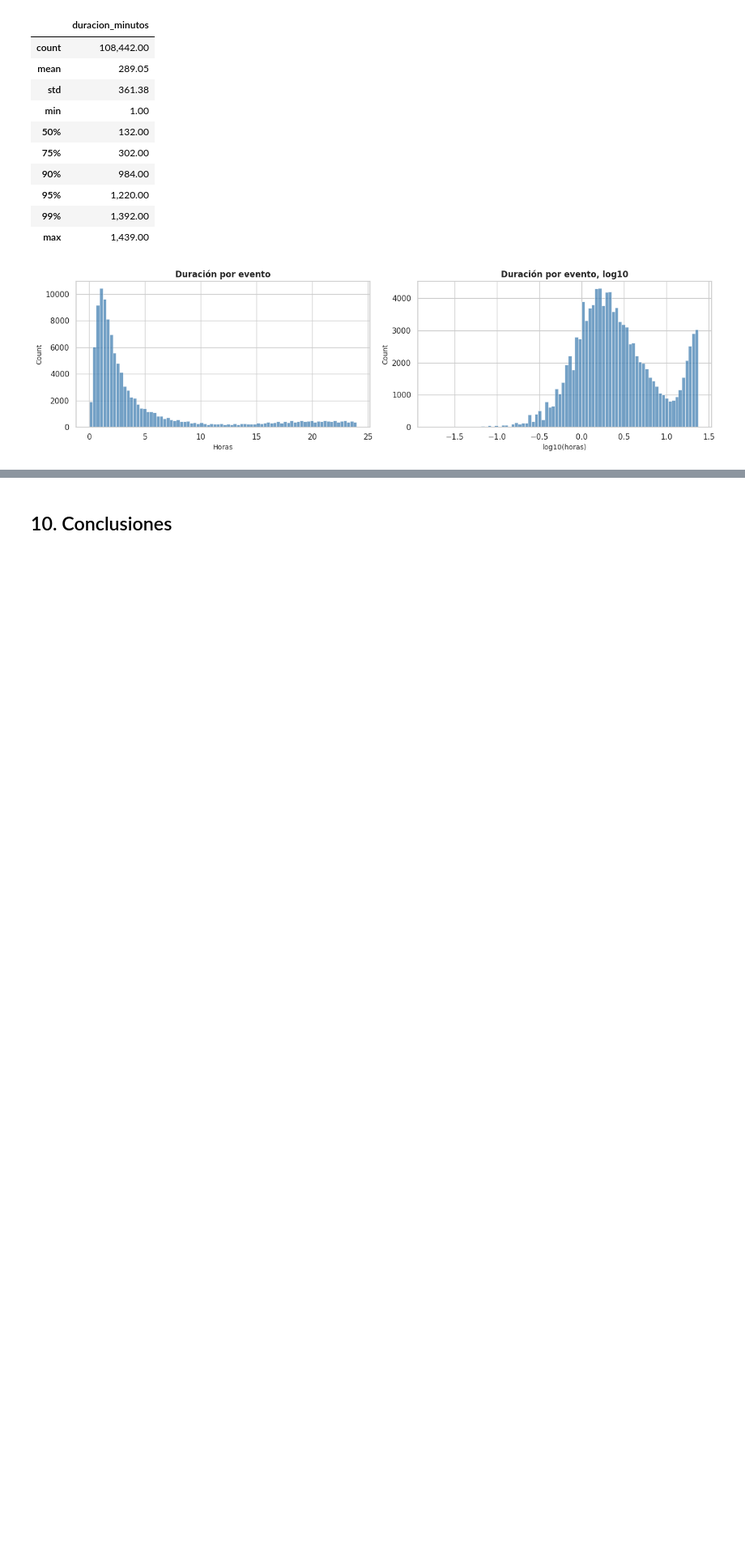
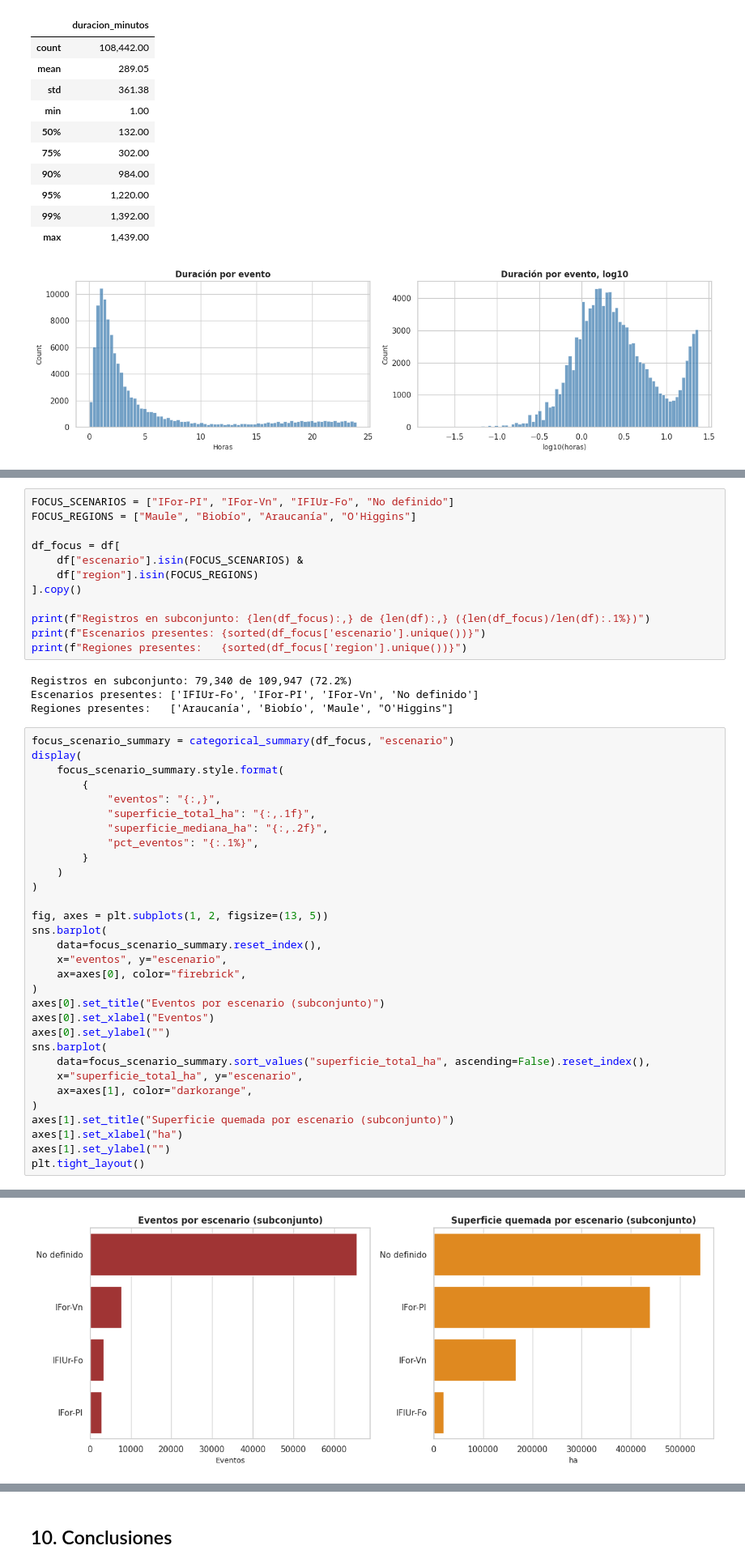
Before and after one commit to Luxar3-cmd/wildfires-project, a Jupyter notebook: eda/01_eda_conaf.ipynb, the cells around one changed output, grey strips where cells are left out. Shown at 81% size. Saved outputs shown, nothing was run; the diff lists cells and outputs as text; blank space fills up the shorter version.

```diff
--- a/eda/01_eda_conaf.ipynb
+++ b/eda/01_eda_conaf.ipynb
@@ -1032,0 +1072,48 @@ plt.tight_layout()
+# %%
+FOCUS_SCENARIOS = ["IFor-PI", "IFor-Vn", "IFIUr-Fo", "No definido"]
+FOCUS_REGIONS = ["Maule", "Biobío", "Araucanía", "O'Higgins"]
+
+df_focus = df[
+	df["escenario"].isin(FOCUS_SCENARIOS) &
+	df["region"].isin(FOCUS_REGIONS)
+].copy()
+
+print(f"Registros en subconjunto: {len(df_focus):,} de {len(df):,} ({len(df_focus)/len(df):.1%})")
+print(f"Escenarios presentes: {sorted(df_focus['escenario'].unique())}")
+print(f"Regiones presentes:   {sorted(df_focus['region'].unique())}")
+# %% [output]
+Registros en subconjunto: 79,340 de 109,947 (72.2%)
+Escenarios presentes: ['IFIUr-Fo', 'IFor-PI', 'IFor-Vn', 'No definido']
+Regiones presentes:   ['Araucanía', 'Biobío', 'Maule', "O'Higgins"]
+# %%
+focus_scenario_summary = categorical_summary(df_focus, "escenario")
+display(
+	focus_scenario_summary.style.format(
+		{
+			"eventos": "{:,}",
+			"superficie_total_ha": "{:,.1f}",
+			"superficie_mediana_ha": "{:,.2f}",
+			"pct_eventos": "{:.1%}",
+		}
+	)
+)
+
+fig, axes = plt.subplots(1, 2, figsize=(13, 5))
+sns.barplot(
+	data=focus_scenario_summary.reset_index(),
+	x="eventos", y="escenario",
+	ax=axes[0], color="firebrick",
+)
+axes[0].set_title("Eventos por escenario (subconjunto)")
+axes[0].set_xlabel("Eventos")
+axes[0].set_ylabel("")
+sns.barplot(
+	data=focus_scenario_summary.sort_values("superficie_total_ha", ascending=False).reset_index(),
+	x="superficie_total_ha", y="escenario",
+	ax=axes[1], color="darkorange",
+)
+axes[1].set_title("Superficie quemada por escenario (subconjunto)")
+axes[1].set_xlabel("ha")
+axes[1].set_ylabel("")
+plt.tight_layout()
+# %% [output]
@@ -1032,0 +1126 @@ plt.tight_layout()
+[figure, added]
```
Also changed, not shown: parts of 18 cells of this notebook, 4 other files.
